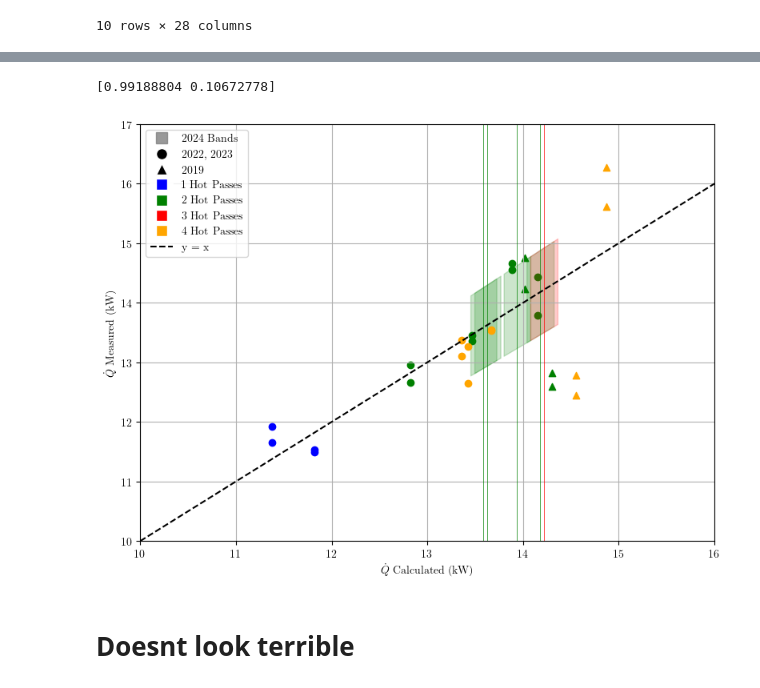
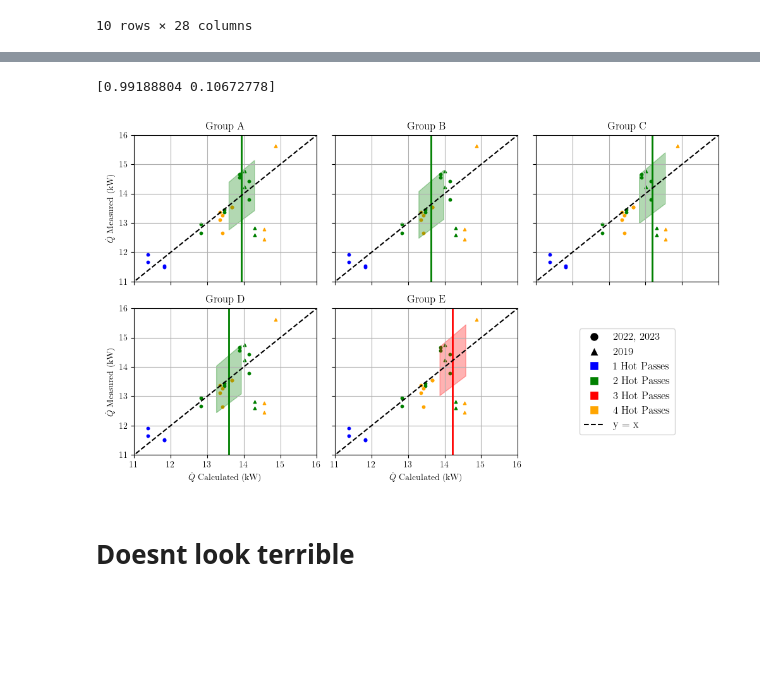
Before and after one commit to lpender3672/shell_tube_heat_exchanger, a Jupyter notebook: src/analysis.ipynb, the cells around one changed output, grey strips where cells are left out. Cells and saved outputs as stored; diff of their text form; code cells hidden in the pictures; blank space fills up the shorter version.

Commit message:
mega graph

```diff
--- a/src/analysis.ipynb
+++ b/src/analysis.ipynb
@@ -131,63 +131,73 @@ Qdots2024, effs2024, mdot_colds2024, mdot_hots2024, hot_passes2024, cold_passes2
 
 zoomout = True
 
-u_qdot_calc = 0.01
-u_qdot_meas = 0.05
+u_qdot_calc = 0.025
+u_qdot_meas = 0.06
 
 lin = np.linspace(10, 16, 100)
 
 Qdot_meas = df["Qcorr"]
 uQdot_meas = udf["Qcorr"]
 
-plt.figure()
+fig, axes = plt.subplots(2, 3, figsize=(10, 6), sharex=True, sharey=True)
+
 cols = {1 : "blue", 2 : "green", 3 : "red", 4 : "orange"}
 marks = ["2022, 2023", "2019"]
-
+groups = ["A", "B", "C", "D", "E"]
 
 marker_labels = [plt.Line2D([0], [0], marker=marker, color='w', label=marks[i],
                               markerfacecolor='k', markersize=10) for i, marker in enumerate(["o", "^"])]
 shaded_area_label = plt.Line2D([0], [0], color='grey', label='2024 Bands', marker='s', markersize=10, alpha=0.8, linewidth = 0)
 colour_labels = [plt.Line2D([0], [0], marker='s', color='w', label=f'{p} Hot Passes',
                               markerfacecolor=cols[p], markersize=10) for p in [1, 2, 3, 4]]
 xy_label = plt.Line2D([0], [0], linestyle="--", color='black', label='y = x')
 
-legend_elements =  [shaded_area_label] + marker_labels + colour_labels + [xy_label]
+legend_elements =  marker_labels + colour_labels + [xy_label]
 
 qdot_fit = np.polyfit(Qdots / 1e3, Qdot_meas, 1)
 qdot_fit_fn = np.poly1d(qdot_fit)
 print(qdot_fit)
 #plt.plot(lin, qdot_fit_fn(lin), label=f"y = {qdot_fit[0]:.2f}x + {qdot_fit[1]:.2f}")
 
-for p in [1, 2, 3, 4]:
-    plt.scatter(Qdots[hot_passes == p] / 1e3, Qdot_meas[hot_passes == p], c = cols[p])
-    plt.scatter(uQdots[u_hot_passes == p] / 1e3, uQdot_meas[u_hot_passes == p], marker="^", c = cols[p])
+plot_index = 0
+while plot_index < 5:
+    ax = axes[plot_index // 3, plot_index % 3]
 
-    Qdots2024_p = Qdots2024[hot_passes2024 == p] / 1e3
-    for i, qdoti in enumerate(Qdots2024_p):
-        plt.axvline(qdoti, color=cols[p], linewidth = 0.5)
-        qdotis = np.linspace(qdoti * (1 - u_qdot_calc), qdoti * (1 + u_qdot_calc), lin.size, endpoint=True)
-        plt.fill_between(qdotis, qdotis * (1 - u_qdot_meas), qdotis * (1 + u_qdot_meas), color=cols[p], alpha=0.2)
+    for p in [1, 2, 3, 4]:
+        ax.scatter(Qdots[hot_passes == p] / 1e3, Qdot_meas[hot_passes == p], c = cols[p], s = 10)
+        ax.scatter(uQdots[u_hot_passes == p] / 1e3, uQdot_meas[u_hot_passes == p], marker="^", c = cols[p], s=10)
 
-plt.plot(lin, lin, linestyle="--", color="black")
+    qdoti = Qdots2024[plot_index] / 1e3
+    ax.axvline(qdoti, color=cols[hot_passes2024[plot_index]], linewidth = 2)
+    qdotis = np.linspace(qdoti * (1 - u_qdot_calc), qdoti * (1 + u_qdot_calc), lin.size, endpoint=True)
+    ax.fill_between(qdotis, qdotis * (1 - u_qdot_meas), qdotis * (1 + u_qdot_meas), color=cols[hot_passes2024[plot_index]], alpha=0.3)
 
+    ax.plot(lin, lin, linestyle="--", color="black")
 
-plt.xlabel("$\dot{Q}$ Calculated (kW)")
-plt.ylabel("$\dot{Q}$ Measured (kW)")
-#plt.title("$\dot{Q}$ calculated vs $\dot{Q}$ measured")
-if zoomout:
-    plt.ylim(10, 17)
-    plt.xlim(10, 16)
-else:
-    plt.ylim(12, 16)
-    plt.xlim(12.5, 15)
-plt.legend(handles=legend_elements)
-plt.grid()
+    ax.set_title(f"Group {groups[plot_index]}")
+    if plot_index > 2:
+        ax.set_xlabel("$\dot{Q}$ Calculated (kW)")
+    if plot_index % 3 == 0:
+        ax.set_ylabel("$\dot{Q}$ Measured (kW)")
+    #plt.title("$\dot{Q}$ calculated vs $\dot{Q}$ measured")
+    ax.set_ylim(11, 16)
+    ax.set_xlim(11, 16)
+
+    #ax.legend(handles=legend_elements)
+    ax.grid()
+
+    plot_index += 1
+
+# make axes at 2,3 just a big legend
+legend_axis = axes[1,2]
+legend_axis.axis("off")
+legend_axis.legend(handles=legend_elements, loc="center", ncol=1, fontsize=12)
 
 plt.tight_layout()
 plt.savefig("Qdot_uncertainty_bands.png", dpi=300)
 # %% [output]
 [0.99188804 0.10672778]
-[figure, old version]
+[figure, new version]
 # %% [markdown]
 # Doesnt look terrible
 # %%
```
Also changed, not shown: parts of 9 cells of this notebook, 4 other files.
